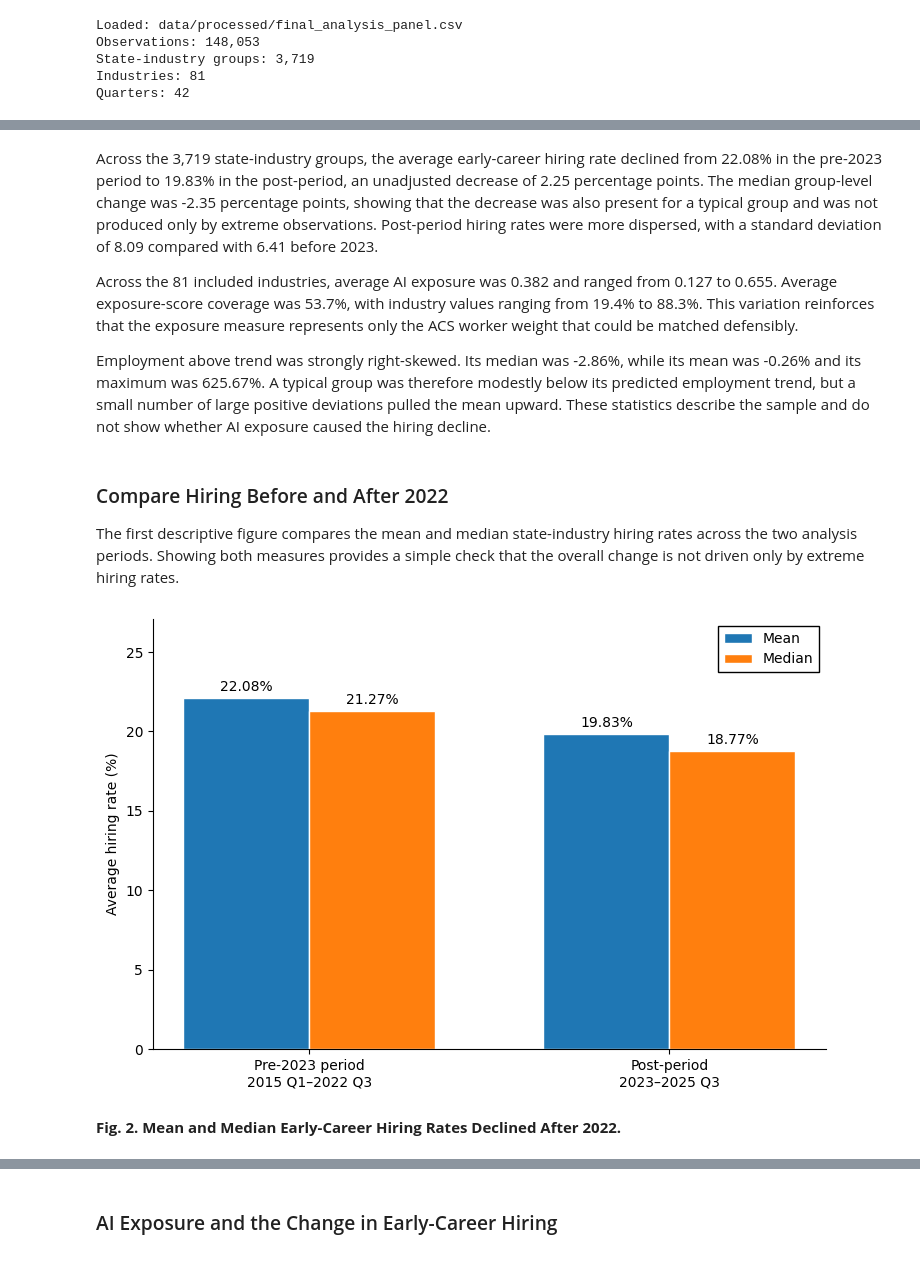
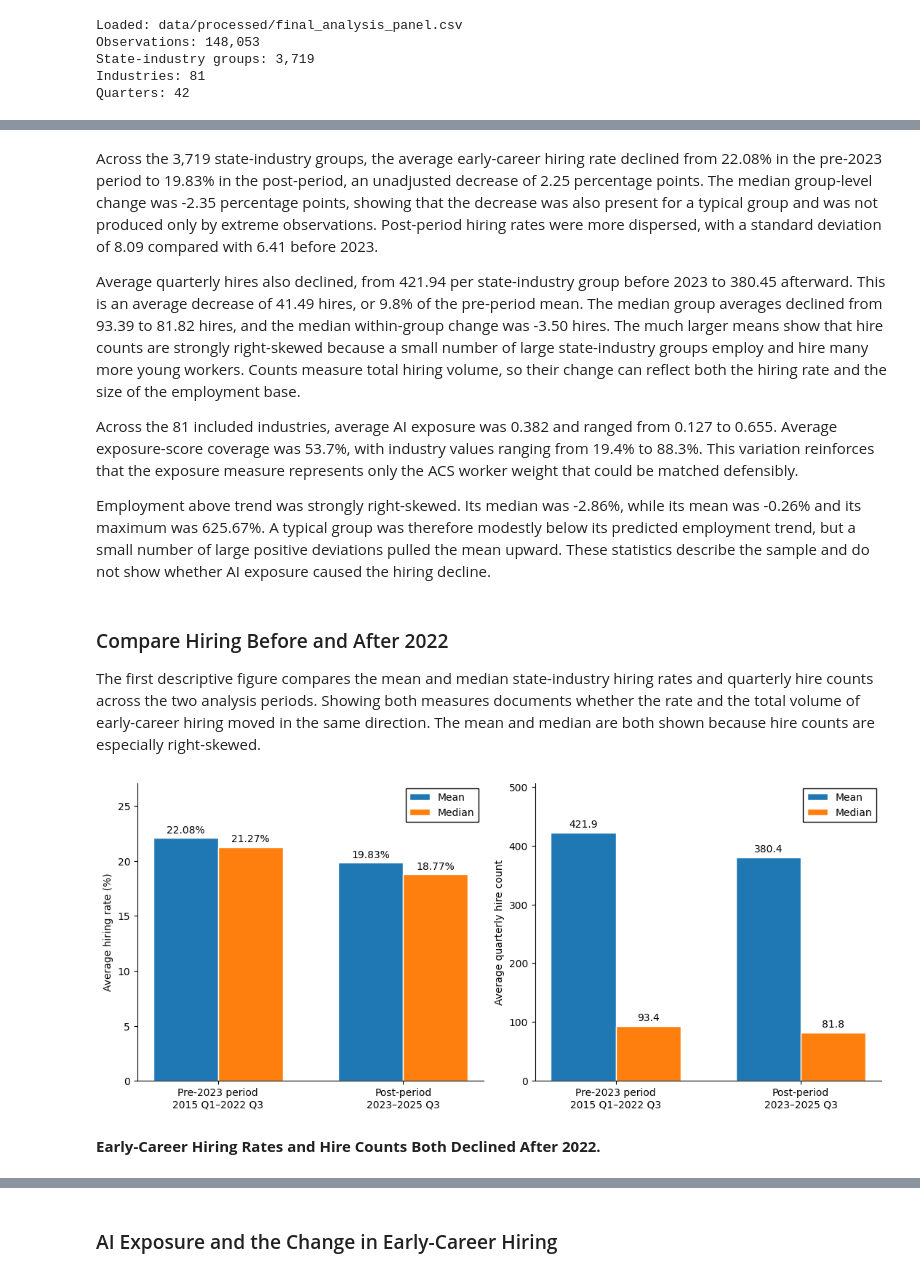
Before and after one commit to viet0901/senior-research, a Jupyter notebook: notebooks/02_research_analysis.ipynb, the cells around one changed output, grey strips where cells are left out. Cells and saved outputs as stored; diff of their text form; code cells hidden in the pictures.

```diff
--- a/notebooks/02_research_analysis.ipynb
+++ b/notebooks/02_research_analysis.ipynb
@@ -252,5 +306,7 @@ Unadjusted average hiring-rate change: -2.251 percentage points
 # %% [markdown]
 Across the 3,719 state-industry groups, the average early-career hiring rate declined from 22.08% in the pre-2023 period to 19.83% in the post-period, an unadjusted decrease of 2.25 percentage points. The median group-level change was -2.35 percentage points, showing that the decrease was also present for a typical group and was not produced only by extreme observations. Post-period hiring rates were more dispersed, with a standard deviation of 8.09 compared with 6.41 before 2023.
+
+Average quarterly hires also declined, from 421.94 per state-industry group before 2023 to 380.45 afterward. This is an average decrease of 41.49 hires, or 9.8% of the pre-period mean. The median group averages declined from 93.39 to 81.82 hires, and the median within-group change was -3.50 hires. The much larger means show that hire counts are strongly right-skewed because a small number of large state-industry groups employ and hire many more young workers. Counts measure total hiring volume, so their change can reflect both the hiring rate and the size of the employment base.
 
 Across the 81 included industries, average AI exposure was 0.382 and ranged from 0.127 to 0.655. Average exposure-score coverage was 53.7%, with industry values ranging from 19.4% to 88.3%. This variation reinforces that the exposure measure represents only the ACS worker weight that could be matched defensibly.
 
@@ -258,7 +314,7 @@ Employment above trend was strongly right-skewed. Its median was -2.86%, while i
 # %% [markdown]
 ### Compare Hiring Before and After 2022
 
-The first descriptive figure compares the mean and median state-industry hiring rates across the two analysis periods. Showing both measures provides a simple check that the overall change is not driven only by extreme hiring rates.
+The first descriptive figure compares the mean and median state-industry hiring rates and quarterly hire counts across the two analysis periods. Showing both measures documents whether the rate and the total volume of early-career hiring moved in the same direction. The mean and median are both shown because hire counts are especially right-skewed.
 # %%
 hiring_plot_data = pd.DataFrame(
     {
@@ -277,10 +333,25 @@ hiring_plot_data = pd.DataFrame(
     }
 )
 
+hire_count_plot_data = pd.DataFrame(
+    {
+        "period": hiring_plot_data["period"],
+        "mean": [
+            descriptive_group_data["pre_hire_count"].mean(),
+            descriptive_group_data["post_hire_count"].mean(),
+        ],
+        "median": [
+            descriptive_group_data["pre_hire_count"].median(),
+            descriptive_group_data["post_hire_count"].median(),
+        ],
+    }
+)
+
 x_positions = np.arange(len(hiring_plot_data))
 bar_width = 0.35
 
-fig, ax = plt.subplots(figsize=(7.5, 5))
+fig, axes = plt.subplots(nrows=1, ncols=2, figsize=(11, 4.8))
+ax = axes[0]
 
 mean_bars = ax.bar(
     x_positions - bar_width / 2,
@@ -320,34 +391,78 @@ ax.set_xticks(
 ax.set_ylim(
     0,
     hiring_plot_data["mean"].max() + 5,
 )
 
 ax.spines["top"].set_visible(False)
 ax.spines["right"].set_visible(False)
 ax.legend(
     frameon=True,
     fancybox=False,
     framealpha=1,
     edgecolor="black",
     facecolor="white",
 )
 
+count_ax = axes[1]
+count_mean_bars = count_ax.bar(
+    x_positions - bar_width / 2,
+    hire_count_plot_data["mean"],
+    bar_width,
+    color="tab:blue",
+    edgecolor="white",
+    label="Mean",
+)
+count_median_bars = count_ax.bar(
+    x_positions + bar_width / 2,
+    hire_count_plot_data["median"],
+    bar_width,
+    color="tab:orange",
+    edgecolor="white",
+    label="Median",
+)
+count_ax.bar_label(
+    count_mean_bars,
+    labels=[f"{value:.1f}" for value in hire_count_plot_data["mean"]],
+    padding=3,
+)
+count_ax.bar_label(
+    count_median_bars,
+    labels=[f"{value:.1f}" for value in hire_count_plot_data["median"]],
+    padding=3,
+)
+count_ax.set_ylabel("Average quarterly hire count")
+count_ax.set_xticks(x_positions, hire_count_plot_data["period"])
+count_ax.set_ylim(0, hire_count_plot_data["mean"].max() * 1.2)
+count_ax.spines["top"].set_visible(False)
+count_ax.spines["right"].set_visible(False)
+count_ax.legend(
+    frameon=True,
+    fancybox=False,
+    framealpha=1,
+    edgecolor="black",
+    facecolor="white",
+)
+
 fig.tight_layout()
 
 descriptive_figure_path = project_root / "figures" / "early_career_hiring_pre_post.png"
 descriptive_figure_path.parent.mkdir(
     parents=True,
     exist_ok=True,
 )
 fig.savefig(
     descriptive_figure_path,
     dpi=300,
     bbox_inches="tight",
 )
 
 plt.show()
-display(Markdown("**Fig. 2. Mean and Median Early-Career Hiring Rates Declined After 2022.**"))
+display(
+    Markdown(
+        "**Early-Career Hiring Rates and Hire Counts Both Declined After 2022.**"
+    )
+)
 # %% [output]
-[figure, old version]
+[figure, new version]
-**Fig. 2. Mean and Median Early-Career Hiring Rates Declined After 2022.**
+**Early-Career Hiring Rates and Hire Counts Both Declined After 2022.**
 # %% [markdown]
```
Also changed, not shown: parts of 20 cells of this notebook, 2 other files.
